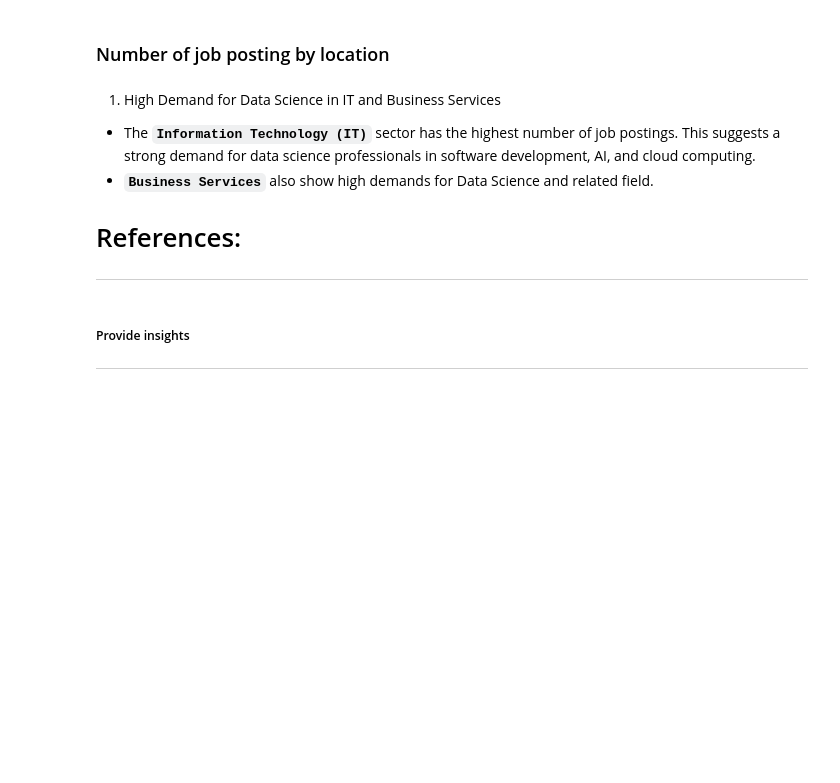
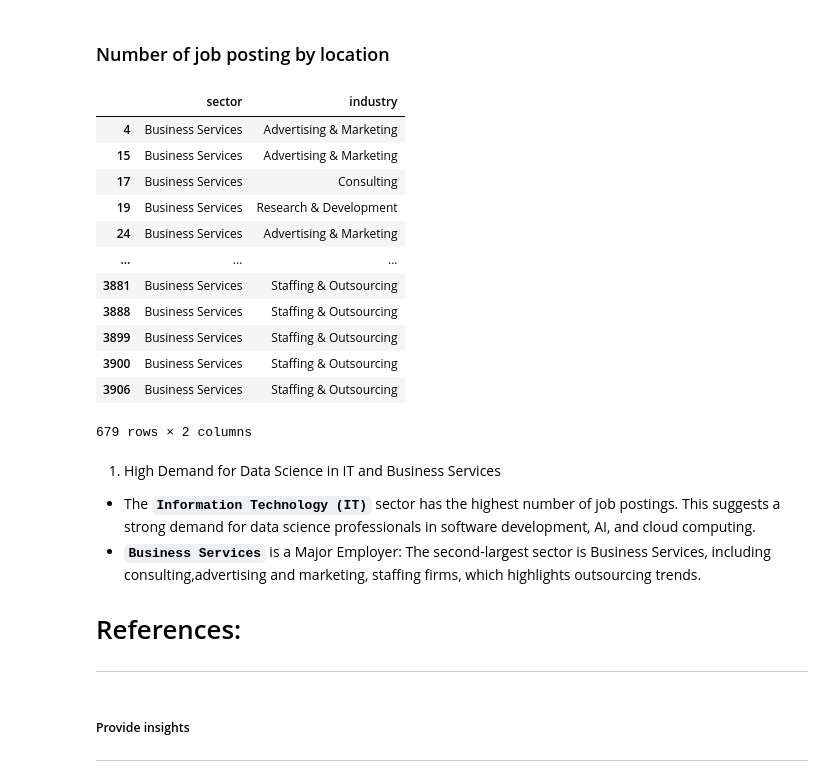
Before and after one commit to BhekiMabheka/Data_Science_Assessment-, a Jupyter notebook: Data_Assessemnt.ipynb, the cells around one changed output. Drawn from its saved outputs; the diff is of its cells as text; code cells hidden in the pictures; blank space fills up the shorter version.

```diff
--- a/Data_Assessemnt.ipynb
+++ b/Data_Assessemnt.ipynb
@@ -130,11 +132,29 @@ roles_by_sectors = roles_by_sectors.rename(columns={'job_title': 'num_of_job_pos
 fig = px.bar(roles_by_sectors, x = "sector", y = "num_of_job_posting", template=PLOTLY_THEME, title="Number of Job Posting by Sector")
 fig.update_layout(title_x = 0.5)
 fig.show()
+# %%
+df.head()
+df[df.sector  == "Business Services"][["sector", "industry"]]
+# %% [output]
+|  | sector | industry |
+| 4 | Business Services | Advertising & Marketing |
+| 15 | Business Services | Advertising & Marketing |
+| 17 | Business Services | Consulting |
+| 19 | Business Services | Research & Development |
+| 24 | Business Services | Advertising & Marketing |
+| ... | ... | ... |
+| 3881 | Business Services | Staffing & Outsourcing |
+| 3888 | Business Services | Staffing & Outsourcing |
+| 3899 | Business Services | Staffing & Outsourcing |
+| 3900 | Business Services | Staffing & Outsourcing |
+| 3906 | Business Services | Staffing & Outsourcing |
+679 rows × 2 columns
 # %% [markdown]
 1. High Demand for Data Science in IT and Business Services
 
 - The **`Information Technology (IT)`** sector has the highest number of job postings. This suggests a strong demand for data science professionals in software development, AI, and cloud computing.
-- **`Business Services`** also show high demands for Data Science and related field.
+- **`Business Services`** is a Major Employer: The second-largest sector is Business Services, including consulting,advertising and marketing, staffing firms, which highlights outsourcing trends.
+
 
 
 
```
Also changed, not shown: parts of 3 cells of this notebook.
